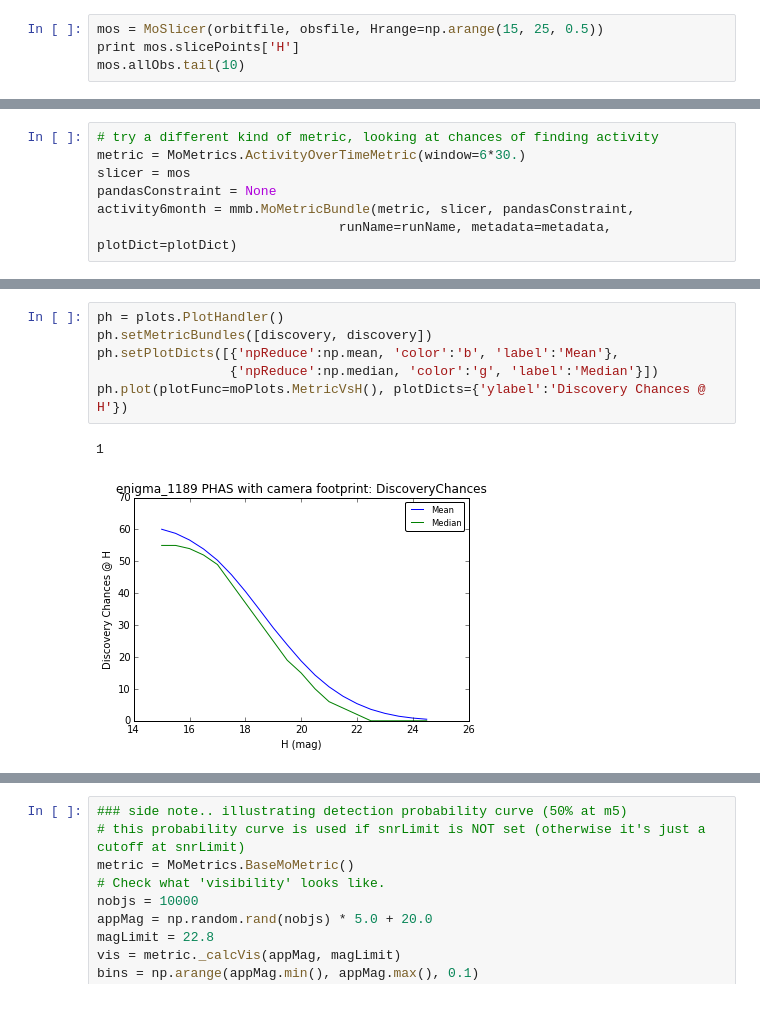
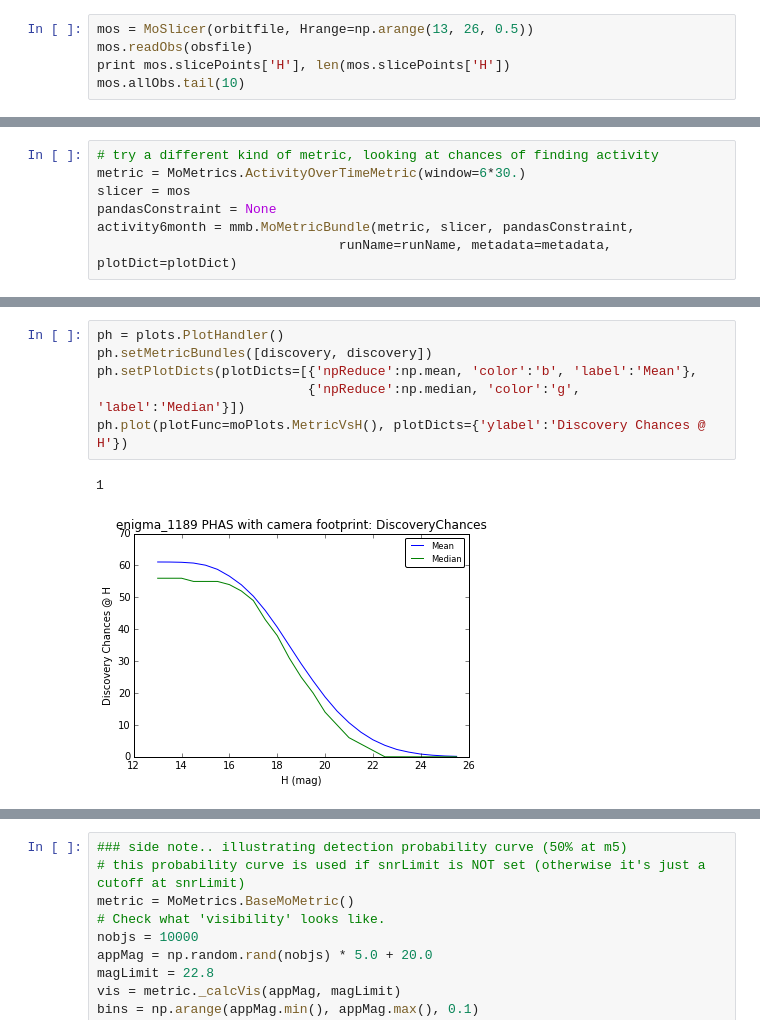
Before and after one commit to rhiannonlynne/MafSSO, a Jupyter notebook: ExampleMoMetrics.ipynb, the cells around one changed output, grey strips where cells are left out. Drawn from its saved outputs; the diff is of its cells as text.

```diff
--- a/ExampleMoMetrics.ipynb
+++ b/ExampleMoMetrics.ipynb
@@ -31,7 +31,8 @@ else:
     runName = 'enigma_1189'
     metadata = 'PHAS with camera footprint'
 # %%
-mos = MoSlicer(orbitfile, obsfile, Hrange=np.arange(15, 25, 0.5))
-print mos.slicePoints['H']
+mos = MoSlicer(orbitfile, Hrange=np.arange(13, 26, 0.5))
+mos.readObs(obsfile)
+print mos.slicePoints['H'], len(mos.slicePoints['H'])
 mos.allObs.tail(10)
 # %% [output]
@@ -104,11 +108,11 @@ Plotted all metrics.
 # %%
 ph = plots.PlotHandler()
 ph.setMetricBundles([discovery, discovery])
-ph.setPlotDicts([{'npReduce':np.mean, 'color':'b', 'label':'Mean'},
-                 {'npReduce':np.median, 'color':'g', 'label':'Median'}])
+ph.setPlotDicts(plotDicts=[{'npReduce':np.mean, 'color':'b', 'label':'Mean'},
+                           {'npReduce':np.median, 'color':'g', 'label':'Median'}])
 ph.plot(plotFunc=moPlots.MetricVsH(), plotDicts={'ylabel':'Discovery Chances @ H'})
 # %% [output]
 1
-[figure, old version]
+[figure, new version]
 # %%
 # Then calculate 'completeness' as function of H, as a secondary metric.
```
Also changed, not shown: parts of 9 cells of this notebook, 6 other files.
